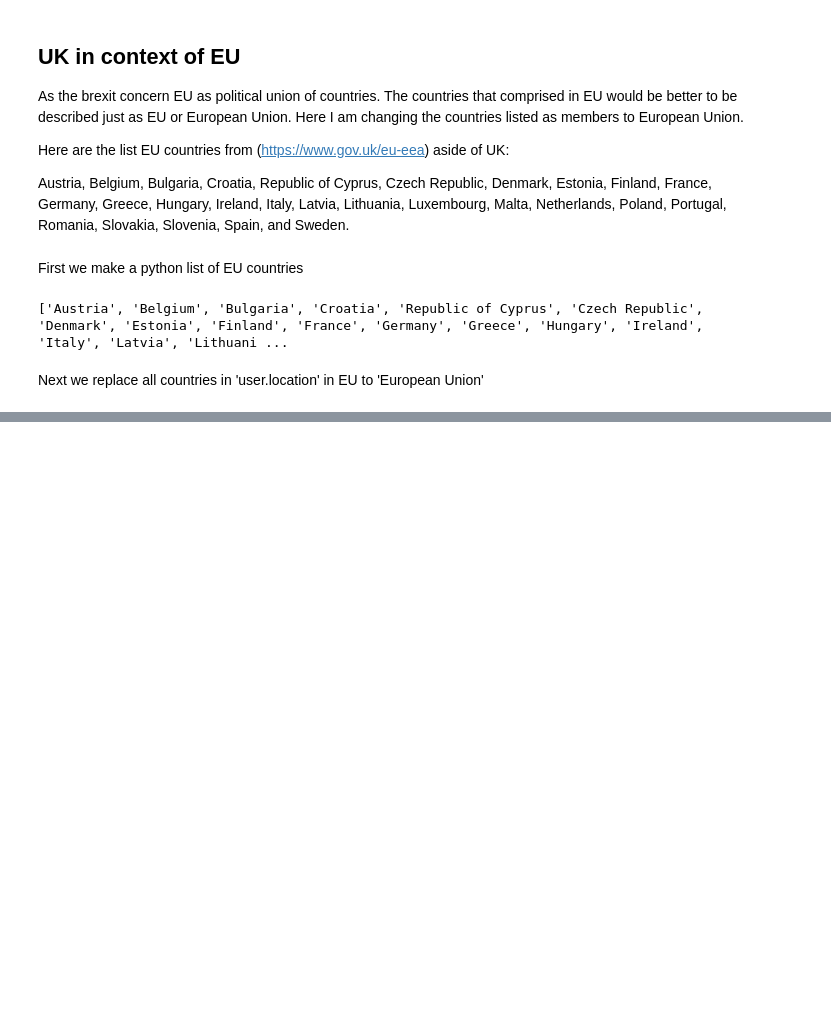
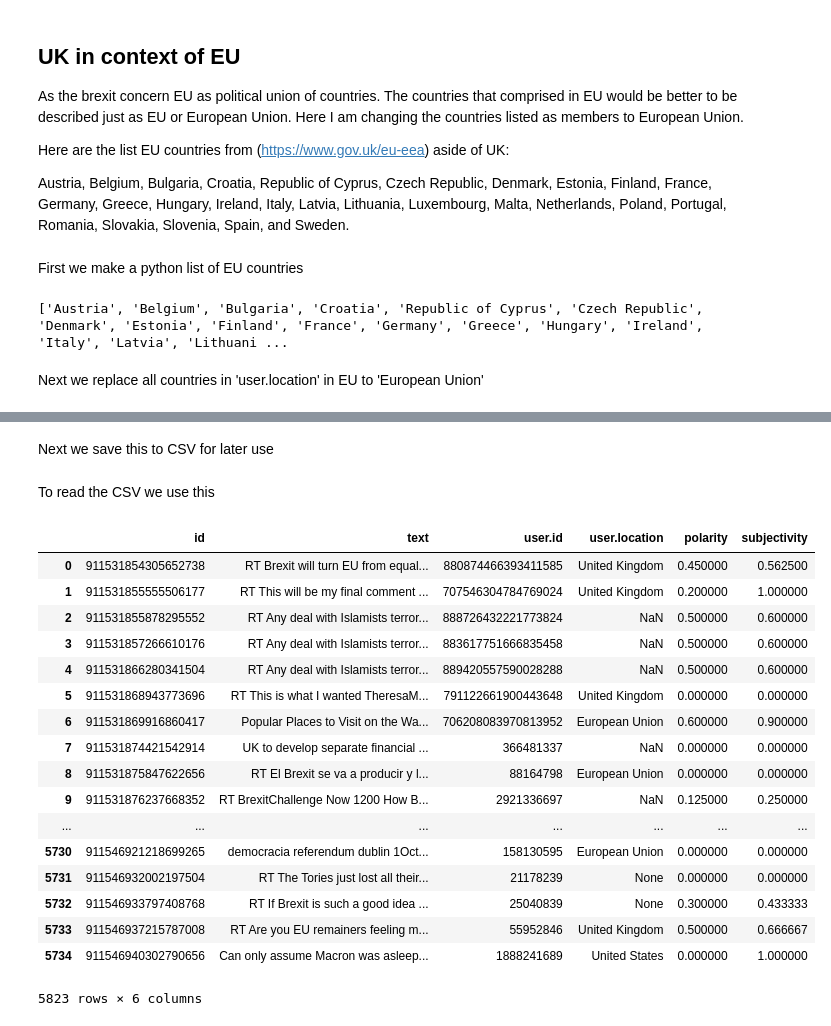
Before and after one commit to indralukmana/twitter-brexit, a Jupyter notebook: Indra/Brexit-Twitter-Indra_Lukmana.ipynb, the cells around one changed output, grey strips where cells are left out. Drawn from its saved outputs; the diff is of its cells as text; code cells hidden in the pictures; blank space fills up the shorter version.

Commit message:
Add sentiment analysis

```diff
--- a/Indra/Brexit-Twitter-Indra_Lukmana.ipynb
+++ b/Indra/Brexit-Twitter-Indra_Lukmana.ipynb
@@ -392,0 +488,2 @@ Before we analyze the tweets sentiment we need to clean the tweet texts from lin
+# %% [markdown]
+Next we save this to CSV for later use
@@ -392,0 +492,25 @@ Before we analyze the tweets sentiment we need to clean the tweet texts from lin
+# %% [markdown]
+To read the CSV we use this
+# %%
+df_tweets = pd.read_csv('Brexit-Twitter-sentiment.csv', index_col=0, dtype={'id': object, 'user.id': object})
+# %%
+df_tweets
+# %% [output]
+|  | id | text | user.id | user.location | polarity | subjectivity |
+| 0 | 911531854305652738 | RT Brexit will turn EU from equal... | 880874466393411585 | United Kingdom | 0.450000 | 0.562500 |
+| 1 | 911531855555506177 | RT This will be my final comment ... | 707546304784769024 | United Kingdom | 0.200000 | 1.000000 |
+| 2 | 911531855878295552 | RT Any deal with Islamists terror... | 888726432221773824 | NaN | 0.500000 | 0.600000 |
+| 3 | 911531857266610176 | RT Any deal with Islamists terror... | 883617751666835458 | NaN | 0.500000 | 0.600000 |
+| 4 | 911531866280341504 | RT Any deal with Islamists terror... | 889420557590028288 | NaN | 0.500000 | 0.600000 |
+| 5 | 911531868943773696 | RT This is what I wanted TheresaM... | 791122661900443648 | United Kingdom | 0.000000 | 0.000000 |
+| 6 | 911531869916860417 | Popular Places to Visit on the Wa... | 706208083970813952 | European Union | 0.600000 | 0.900000 |
+| 7 | 911531874421542914 | UK to develop separate financial ... | 366481337 | NaN | 0.000000 | 0.000000 |
+| 8 | 911531875847622656 | RT El Brexit se va a producir y l... | 88164798 | European Union | 0.000000 | 0.000000 |
+| 9 | 911531876237668352 | RT BrexitChallenge Now 1200 How B... | 2921336697 | NaN | 0.125000 | 0.250000 |
+| ... | ... | ... | ... | ... | ... | ... |
+| 5730 | 911546921218699265 | democracia referendum dublin 1Oct... | 158130595 | European Union | 0.000000 | 0.000000 |
+| 5731 | 911546932002197504 | RT The Tories just lost all their... | 21178239 | None | 0.000000 | 0.000000 |
+| 5732 | 911546933797408768 | RT If Brexit is such a good idea ... | 25040839 | None | 0.300000 | 0.433333 |
+| 5733 | 911546937215787008 | RT Are you EU remainers feeling m... | 55952846 | United Kingdom | 0.500000 | 0.666667 |
+| 5734 | 911546940302790656 | Can only assume Macron was asleep... | 1888241689 | United States | 0.000000 | 1.000000 |
+5823 rows × 6 columns
```
Also changed, not shown: parts of 21 cells of this notebook, 1 other file.
